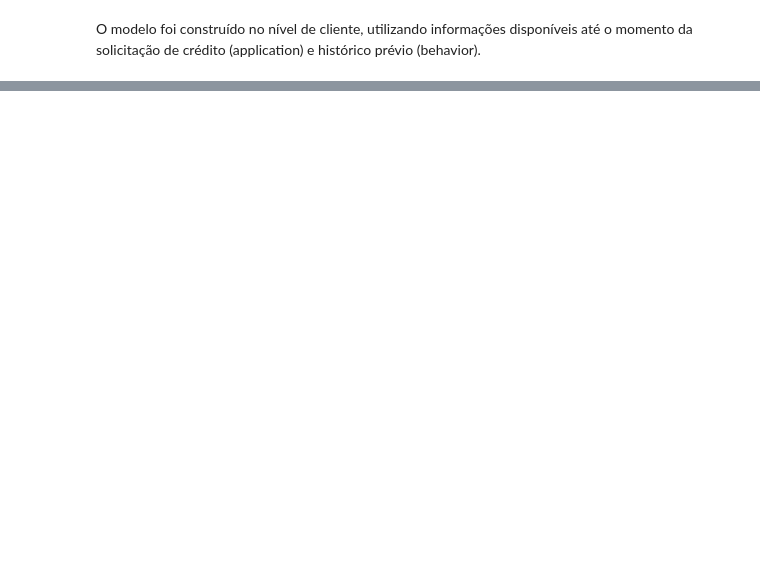
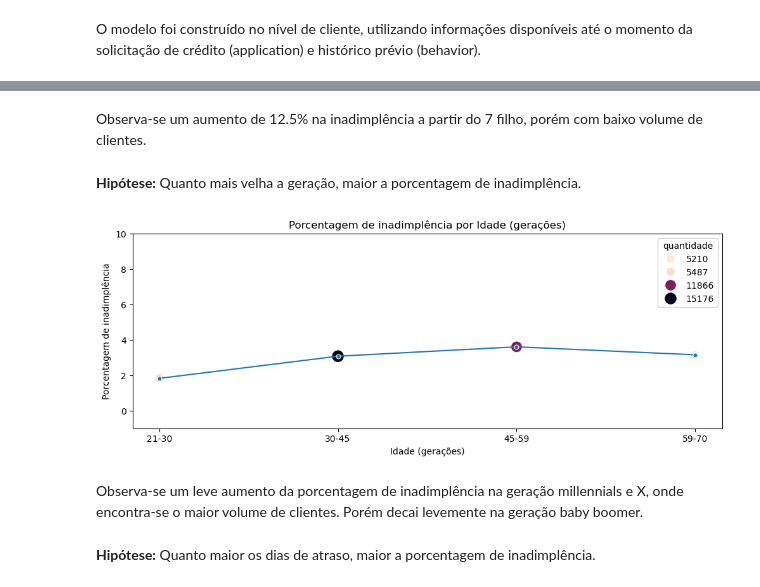
Before and after one commit to Passaret/Case-credito, a Jupyter notebook: case.ipynb, the cells around one changed output, grey strips where cells are left out. Saved outputs shown, nothing was run; the diff lists cells and outputs as text; code cells hidden in the pictures; blank space fills up the shorter version.

```diff
--- a/case.ipynb
+++ b/case.ipynb
@@ -1125,0 +745,55 @@ df_model_behavior[behavior_cols].describe().T
+# %% [markdown]
+Observa-se um aumento de 12.5% na inadimplência a partir do 7 filho, porém com baixo volume de clientes.
+# %% [markdown]
+**Hipótese:** Quanto mais velha a geração, maior a porcentagem de inadimplência.
+# %%
+# Nova coluna com os bins (gerações)
+bins = [df_model_final['idade'].min(), 30, 45, 59, df_model_final['idade'].max()]
+labels = [f'{df_model_final['idade'].min()}-30', '30-45', '45-59', f'59-{df_model_final['idade'].max()}']
+
+df_model_final['idade_bins'] = pd.cut(df_model_final['idade'], bins=bins, labels=labels, right=True, include_lowest=True)
+
+# Tabela Agg
+idade_inad = (
+    df_model_final.groupby(['over60mob06', 'idade_bins'], observed=False) \
+    .agg(count = pd.NamedAgg(column='idade_bins', aggfunc='count')) \
+    .reset_index() \
+    .pivot(index = 'idade_bins', columns='over60mob06', values= 'count')
+)
+idade_inad.reset_index(inplace=True)
+
+# Criando a coluna de quantidade total de ofertas
+idade_inad['quantidade'] = idade_inad[0] + idade_inad[1]
+
+idade_inad['Inadimplência_%'] = round((idade_inad[1] / (idade_inad[0] + idade_inad[1]) * 100),2)
+
+
+# Gráfico
+plt.figure(figsize=(12,4))
+
+g = sns.lineplot(data = idade_inad, x= 'idade_bins', y = 'Inadimplência_%', marker ='o', markersize = 5)
+
+g1 = sns.scatterplot(
+    data=idade_inad,
+    x='idade_bins',
+    y='Inadimplência_%',
+    size='quantidade',
+    sizes=(100, 200),
+    alpha=1,
+    legend=True,
+    hue = 'quantidade',
+    palette='rocket_r'
+)
+
+# Textos
+plt.title('Porcentagem de inadimplência por Idade (gerações)')
+plt.xlabel('Idade (gerações)')
+plt.ylabel('Porcentagem de inadimplência')
+plt.ylim(-1,10)
+None
+# %% [output]
+[figure, added]
+# %% [markdown]
+Observa-se um leve aumento da porcentagem de inadimplência na geração millennials e X, onde encontra-se o maior volume de clientes. Porém decai levemente na geração baby boomer.
+# %% [markdown]
+**Hipótese:** Quanto maior os dias de atraso, maior a porcentagem de inadimplência.
```
Also changed, not shown: parts of 56 cells of this notebook.
